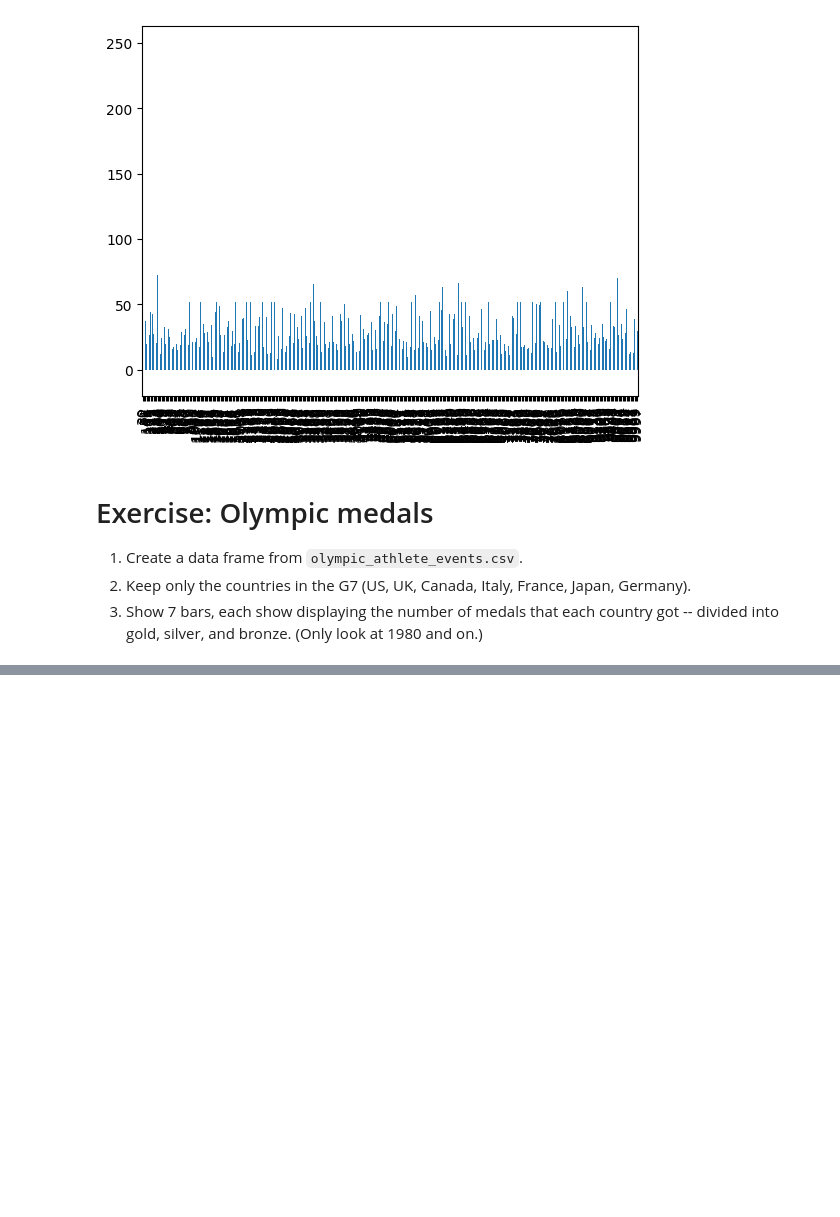
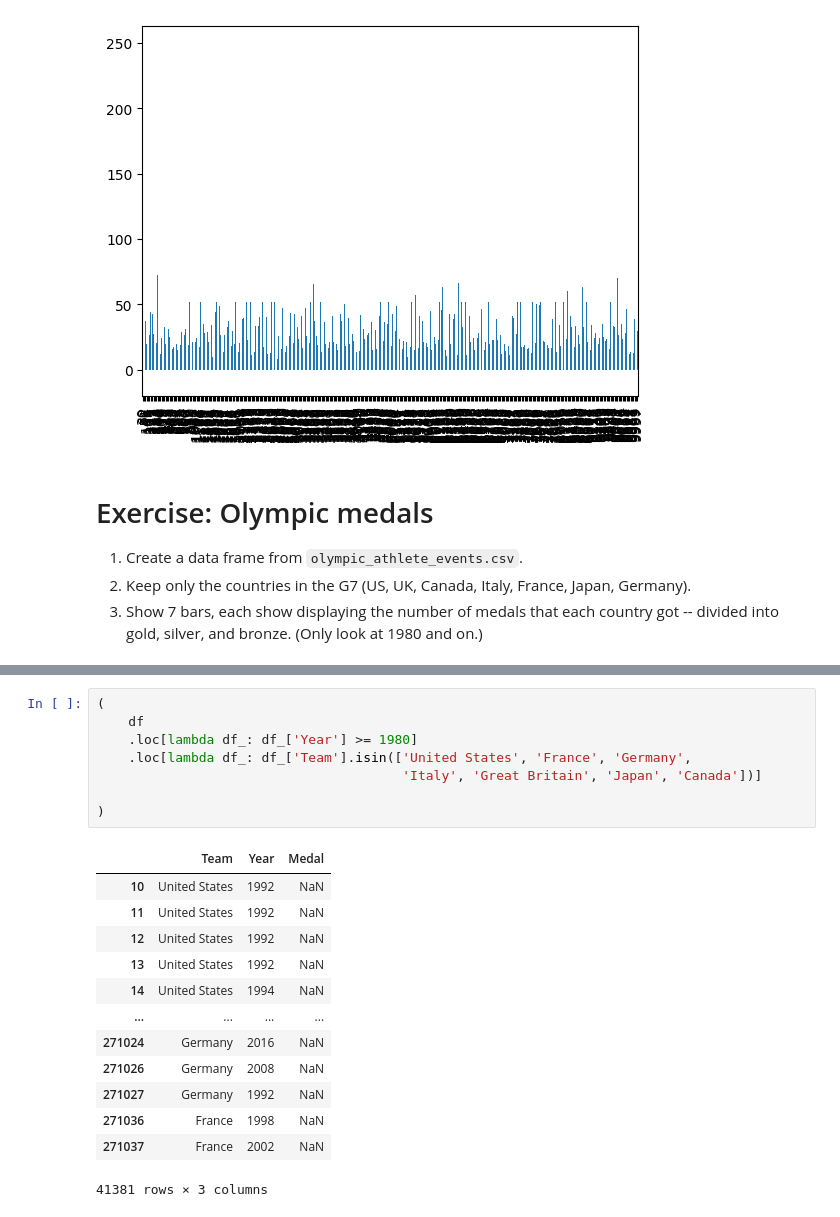
Before and after one commit to reuven/apple-2025-01Jan-plotting, a Jupyter notebook: Apple 2025-01Jan-09.ipynb, the cells around one changed output, grey strips where cells are left out. Saved outputs shown, nothing was run; the diff lists cells and outputs as text; blank space fills up the shorter version.

```diff
--- a/Apple 2025-01Jan-09.ipynb
+++ b/Apple 2025-01Jan-09.ipynb
@@ -516,0 +517,22 @@ df.head()
+# %%
+(
+    df
+    .loc[lambda df_: df_['Year'] >= 1980]
+    .loc[lambda df_: df_['Team'].isin(['United States', 'France', 'Germany',
+                                       'Italy', 'Great Britain', 'Japan', 'Canada'])]
+
+)
+# %% [output]
+|  | Team | Year | Medal |
+| 10 | United States | 1992 | NaN |
+| 11 | United States | 1992 | NaN |
+| 12 | United States | 1992 | NaN |
+| 13 | United States | 1992 | NaN |
+| 14 | United States | 1994 | NaN |
+| ... | ... | ... | ... |
+| 271024 | Germany | 2016 | NaN |
+| 271026 | Germany | 2008 | NaN |
+| 271027 | Germany | 1992 | NaN |
+| 271036 | France | 1998 | NaN |
+| 271037 | France | 2002 | NaN |
+41381 rows × 3 columns
```
Also changed, not shown: parts of 1 cell of this notebook.
